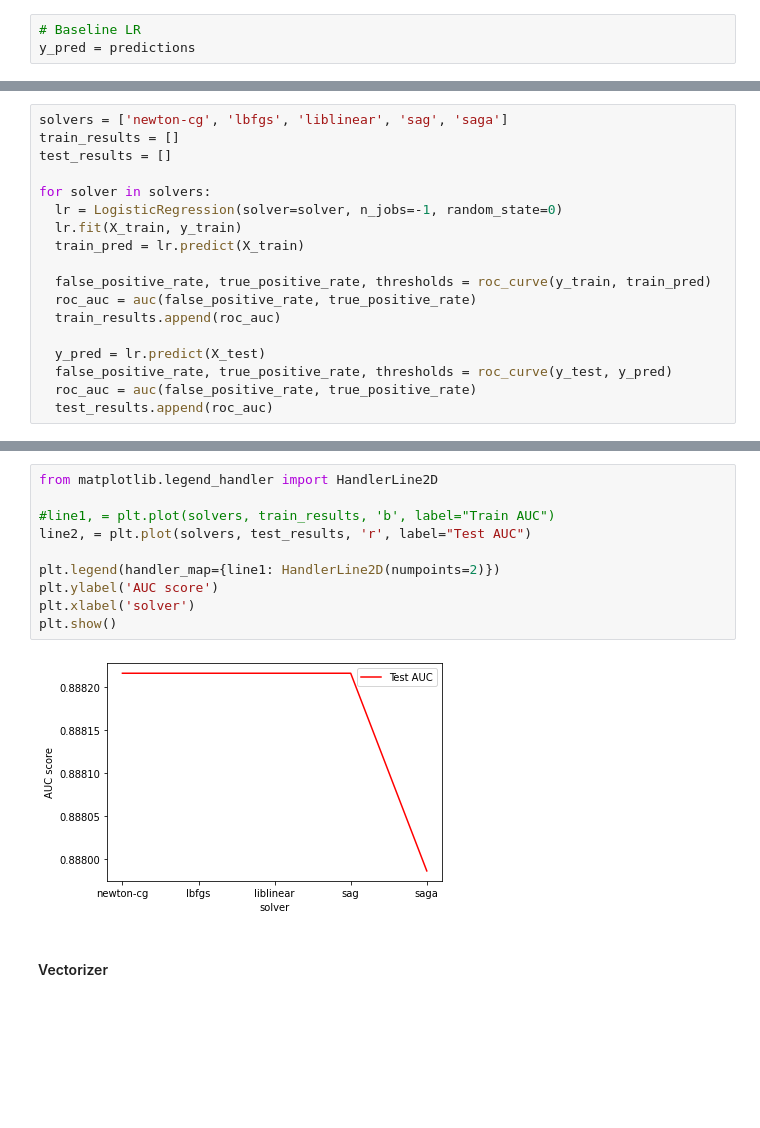
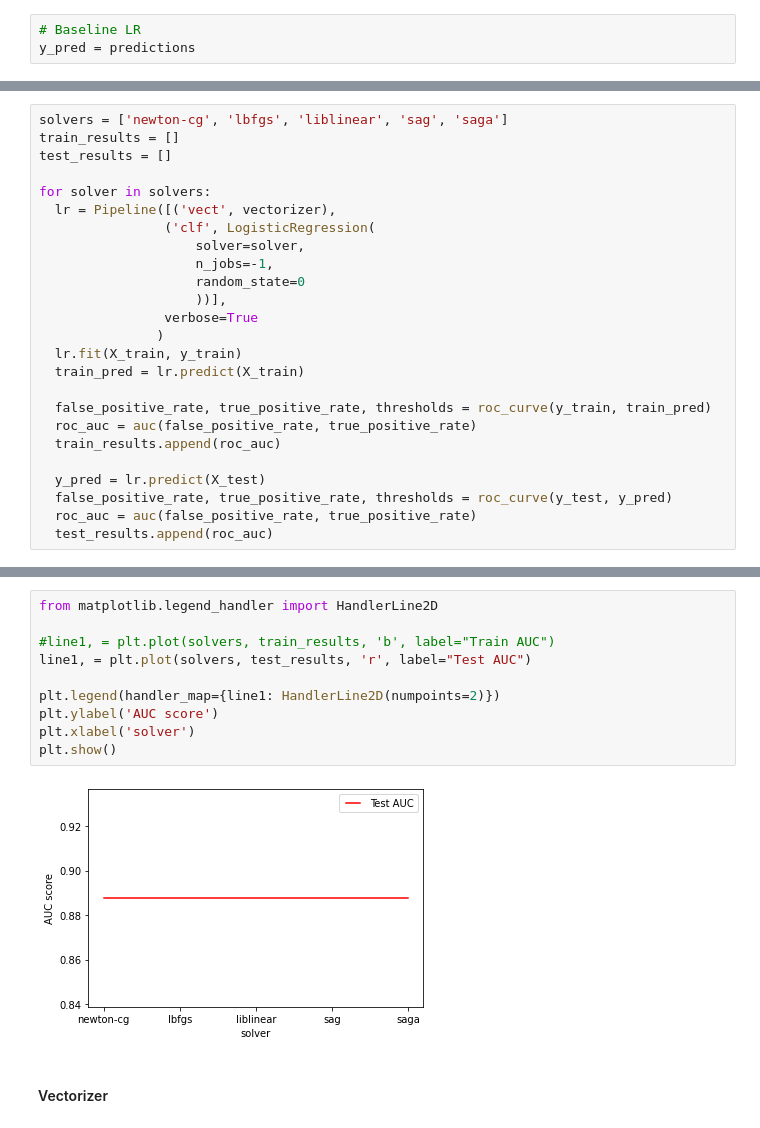
Before and after one commit to TB-DevAcc/NLP-MovieReview, a Jupyter notebook: NLP Project Week 5 - Tobias Becher.ipynb, the cells around one changed output, grey strips where cells are left out. Drawn from its saved outputs; the diff is of its cells as text; blank space fills up the shorter version.

```diff
--- a/NLP Project Week 5 - Tobias Becher.ipynb
+++ b/NLP Project Week 5 - Tobias Becher.ipynb
@@ -561,7 +577,14 @@ train_results = []
 test_results = []
 
 for solver in solvers:
-  lr = LogisticRegression(solver=solver, n_jobs=-1, random_state=0)
+  lr = Pipeline([('vect', vectorizer),
+                ('clf', LogisticRegression(
+                    solver=solver,
+                    n_jobs=-1,
+                    random_state=0
+                    ))],
+                verbose=True
+               )
   lr.fit(X_train, y_train)
   train_pred = lr.predict(X_train)
 
@@ -576,15 +610,15 @@ for solver in solvers:
 # %%
 from matplotlib.legend_handler import HandlerLine2D
 
 #line1, = plt.plot(solvers, train_results, 'b', label="Train AUC")
-line2, = plt.plot(solvers, test_results, 'r', label="Test AUC")
+line1, = plt.plot(solvers, test_results, 'r', label="Test AUC")
 
 plt.legend(handler_map={line1: HandlerLine2D(numpoints=2)})
 plt.ylabel('AUC score')
 plt.xlabel('solver')
 plt.show()
 # %% [output]
-[figure, old version]
+[figure, new version]
 # %% [markdown]
 #### Vectorizer
 # %%
```
Also changed, not shown: parts of 15 cells of this notebook.
